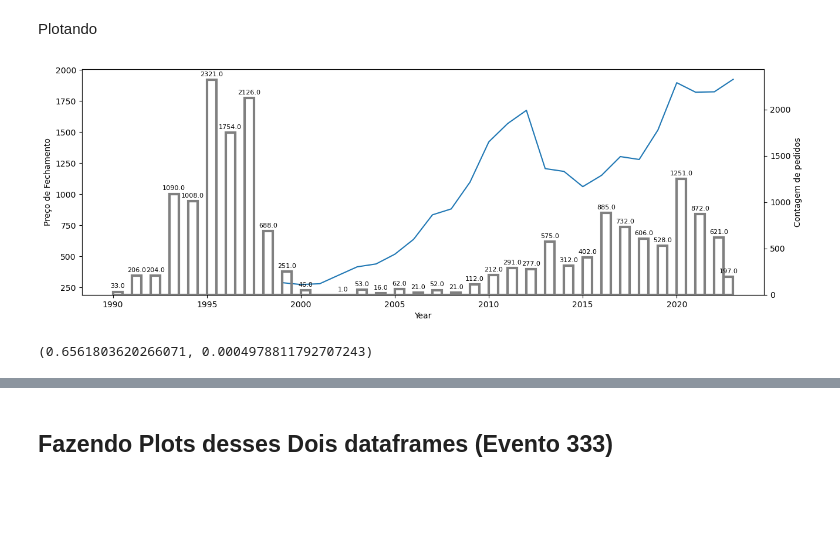
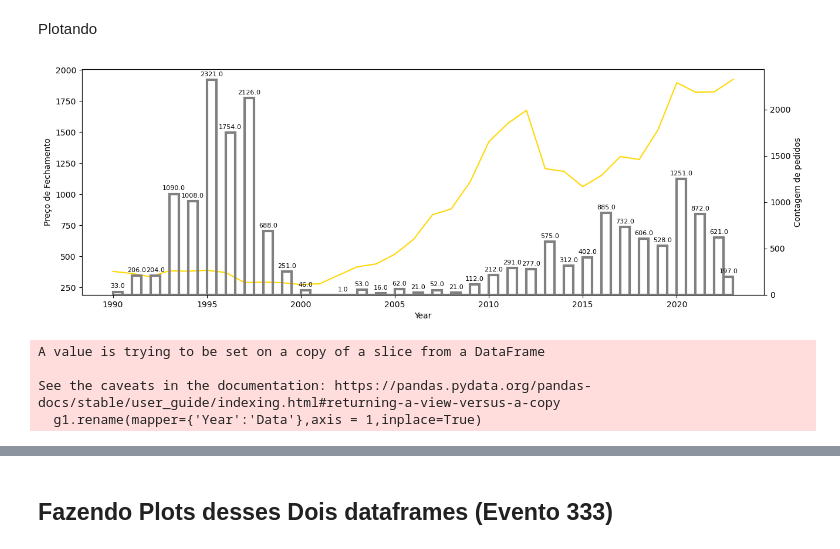
Before and after one commit to EduMinsky/GoldMiningAnalysis, a Jupyter notebook: Analise dos Pedidos de Mineração Por quantidade.ipynb, the cells around one changed output, grey strips where cells are left out. Cells and saved outputs as stored; diff of their text form; code cells hidden in the pictures; blank space fills up the shorter version.

```diff
--- a/Analise dos Pedidos de Mineração Por quantidade.ipynb
+++ b/Analise dos Pedidos de Mineração Por quantidade.ipynb
@@ -1,7 +1,7 @@
 # %%
 #Lendo os dataframes
 import pandas as pd
-path = 'C:\\Users\\napcc\\Dropbox (CPI)\\EduardoMinsky\\Dados_Mineracao\\Dados Tabulares\\Dados_Relacionados\\'
+path = 'C:\\Users\\eduar\\Dropbox (CPI)\\EduardoMinsky\\Dados_Mineracao\\Dados Tabulares\\Dados_Relacionados\\'
 #Pegando processos apenas do Pará
 mun = pd.read_csv(path+'ProcessoMunicipio.csv')
 substancia = pd.read_csv(path+'ProcessoSubstancia.csv')
@@ -75,3 +75,13 @@ See the caveats in the documentation: https://pandas.pydata.org/pandas-docs/stab
 8145 rows × 11 columns
 # %% [markdown]
 ### Criando o Dataframe de preço de Ouro
+# %%
+gold1 = pd.read_csv('C:/Users/eduar/Dropbox (CPI)/EduardoMinsky/Dados_Mineracao/data_csv.csv')#https://datahub.io/AcckiyGerman/gold-prices#data
+gold1['Date_time'] = pd.to_datetime(gold1['date'])
+gold1_sort=gold1.sort_values(by='Date_time')
+b= gold1_sort.groupby(gold1_sort['Date_time'].dt.year)['Date_time'].max()
+gold1_lastMonth = gold1_sort[gold1_sort['Date_time'].isin(b)]
+gold1_lastMonth['Year'] = gold1_lastMonth['Date_time'].dt.year
+gold1_lastMonth = gold1_lastMonth.query('Year>= 1990 and Year<1999')[['price','Year']]
+gold1_lastMonth.rename(mapper={'price':'Close'},inplace=True,axis=1)
+gold1_lastMonth
@@ -78,10 +104,11 @@ See the caveats in the documentation: https://pandas.pydata.org/pandas-docs/stab
 # %%
 import matplotlib
-gold = pd.read_csv('C:/Users/napcc/Dropbox (CPI)/EduardoMinsky/Dados_Mineracao/Gold_01_01_07-12_31_99.csv')
+gold = pd.read_csv('C:/Users/eduar/Dropbox (CPI)/EduardoMinsky/Dados_Mineracao/Gold_01_01_07-12_31_99.csv')#https://markets.businessinsider.com/
 gold['Date_time'] = pd.to_datetime(gold['Date'])
 gold_sort=gold.sort_values(by='Date_time')
-gold_sort.info()
+
 a = gold_sort.groupby(gold_sort['Date_time'].dt.year)['Date_time'].max()
 gold_lastMonth = gold_sort[gold_sort['Date_time'].isin(a)]
 gold_lastMonth['Year'] = gold_lastMonth['Date_time'].dt.year
+gold_lastMonth[['Year','Close']]
 # %% [output]
@@ -107,34 +137,36 @@ See the caveats in the documentation: https://pandas.pydata.org/pandas-docs/stab
+# %%
+goldzao = pd.concat([gold1_lastMonth,gold_lastMonth[['Year','Close']]])
 # %% [markdown]
 Plotando
 # %%
 import seaborn as sns
 import  matplotlib.pyplot as plt
 palette_norte = {'MT':'black','GO':'b','MS':'g'}
 matplotlib.rc_file_defaults()
 ax1 = sns.set_style(style=None, rc=None )
 
 
 fig, ax1 = plt.subplots(figsize=(15,5))
-x = sns.lineplot(gold_lastMonth,x='Year',y = 'Close')
+x = sns.lineplot(goldzao,x='Year',y = 'Close',color='gold')
 
 
 ax2 = ax1.twinx()
 y=sns.histplot(join_333_regiao.Data, #Histplot simples
                 stat='count', alpha=.4,binwidth=0.5,linewidth=3, edgecolor=".5", facecolor=(0, 0, 0, 0)) # Serve para ver a distribuição geral da quantidade de pedidos por ano
 
 for c in y.containers:
 
     # customize the label to account for cases when there might not be a bar section
     labels = [f'{h:0.1f}' if (h := v.get_height())  else '' for v in c ]
 
     # set the bar label
     y.bar_label(c, labels=labels, fontsize=8, padding=3)
 
 
 
 
 x.set(ylabel='Preço de Fechamento')
 y.set(xlabel='Data', ylabel='Contagem de pedidos')
 plt.show()
 # %% [output]
-[figure, old version]
+[figure, new version]
@@ -143,15 +172,0 @@ from scipy import stats
-# %%
-import numpy as np
-
-df_ano_count = join_333_regiao.Data.value_counts().to_frame().reset_index()
-df_gold = gold_lastMonth.groupby('Year',as_index = False).Close.sum()
-
-
-a = pd.merge(df_ano_count, df_gold, left_on='index', right_on='Year')
-
-np.corrcoef(a['Data'], a['Close'])
-
-res = stats.pearsonr(a['Data'], a['Close'])
-res
-# %% [output]
-(0.6561803620266071, 0.0004978811792707243)
@@ -158,3 +175,13 @@ res
 # %%
 #Salvando Dataframe da figura 1 do relatorio:
 join_333_regiao.groupby('Data',as_index=False).Data.value_counts().to_csv('Figura1.csv')
+# %%
+g1 = goldzao[goldzao['Year'].isin(join_333_regiao.Data)]
+g1.rename(mapper={'Year':'Data'},axis = 1,inplace=True)
+df1 = join_333_regiao.Data.value_counts().reset_index()
+df1.rename(mapper={'index':'Data','Data':'Count'},axis = 1,inplace=True)
+# %% [output]
+A value is trying to be set on a copy of a slice from a DataFrame
+
+See the caveats in the documentation: https://pandas.pydata.org/pandas-docs/stable/user_guide/indexing.html#returning-a-view-versus-a-copy
+  g1.rename(mapper={'Year':'Data'},axis = 1,inplace=True)
```
Also changed, not shown: parts of 16 cells of this notebook, 1 other file.
